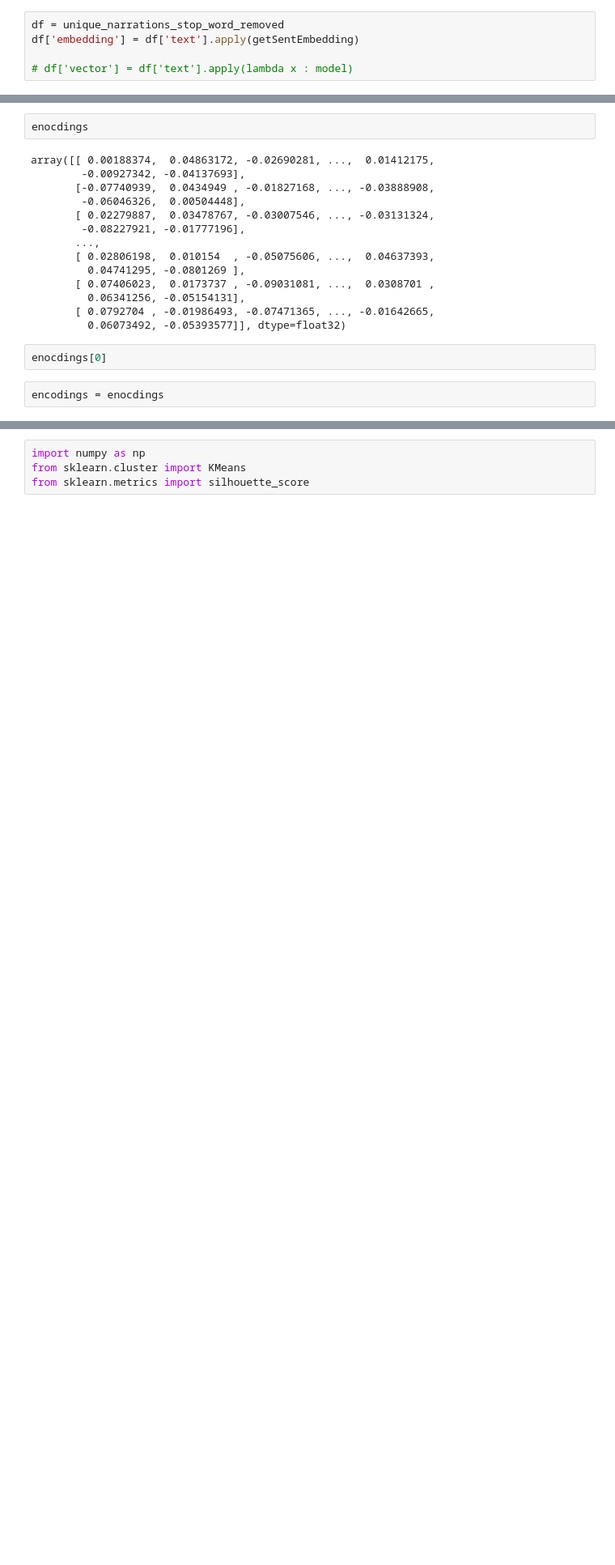
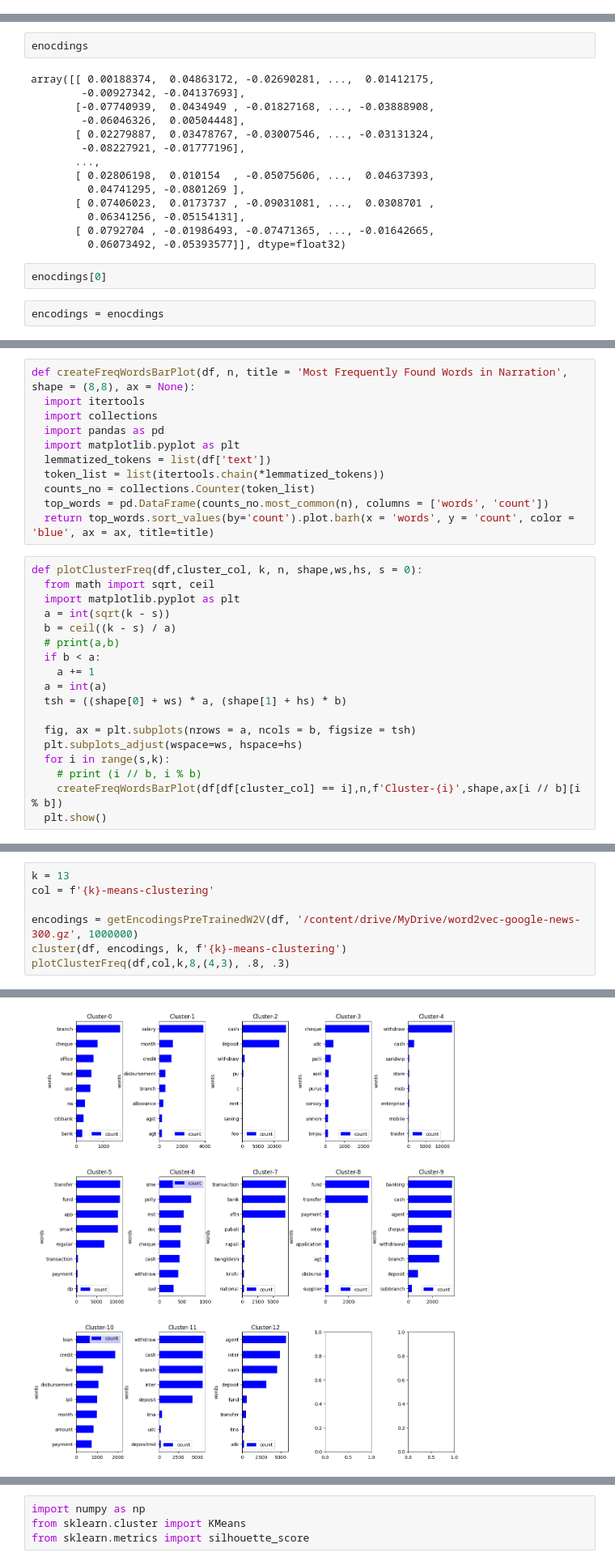
Before and after one commit to abdur-rafi/transaction-clustering, a Jupyter notebook: narration_clustering.ipynb, the cells around one changed output, grey strips where cells are left out. Shown at 81% size. Drawn from its saved outputs; the diff is of its cells as text; blank space fills up the shorter version.

```diff
--- a/narration_clustering.ipynb
+++ b/narration_clustering.ipynb
@@ -382,5 +285,0 @@ def getSentEmbedding(txt):
-# %%
-df = unique_narrations_stop_word_removed
-df['embedding'] = df['text'].apply(getSentEmbedding)
-
-# df['vector'] = df['text'].apply(lambda x : model)
@@ -493,0 +446,29 @@ encodings = enocdings
+# %%
+def createFreqWordsBarPlot(df, n, title = 'Most Frequently Found Words in Narration', shape = (8,8), ax = None):
+  import itertools
+  import collections
+  import pandas as pd
+  import matplotlib.pyplot as plt
+  lemmatized_tokens = list(df['text'])
+  token_list = list(itertools.chain(*lemmatized_tokens))
+  counts_no = collections.Counter(token_list)
+  top_words = pd.DataFrame(counts_no.most_common(n), columns = ['words', 'count'])
+  return top_words.sort_values(by='count').plot.barh(x = 'words', y = 'count', color = 'blue', ax = ax, title=title)
+# %%
+def plotClusterFreq(df,cluster_col, k, n, shape,ws,hs, s = 0):
+  from math import sqrt, ceil
+  import matplotlib.pyplot as plt
+  a = int(sqrt(k - s))
+  b = ceil((k - s) / a)
+  # print(a,b)
+  if b < a:
+    a += 1
+  a = int(a)
+  tsh = ((shape[0] + ws) * a, (shape[1] + hs) * b)
+
+  fig, ax = plt.subplots(nrows = a, ncols = b, figsize = tsh)
+  plt.subplots_adjust(wspace=ws, hspace=hs)
+  for i in range(s,k):
+    # print (i // b, i % b)
+    createFreqWordsBarPlot(df[df[cluster_col] == i],n,f'Cluster-{i}',shape,ax[i // b][i % b])
+  plt.show()
@@ -493,0 +479,8 @@ encodings = enocdings
+# %%
+k = 13
+col = f'{k}-means-clustering'
+
+encodings = getEncodingsPreTrainedW2V(df, '/content/drive/MyDrive/word2vec-google-news-300.gz', 1000000)
+cluster(df, encodings, k, f'{k}-means-clustering')
+plotClusterFreq(df,col,k,8,(4,3), .8, .3)
+# %% [output]
@@ -493,0 +488 @@ encodings = enocdings
+[figure, added]
```
Also changed, not shown: parts of 89 cells of this notebook.
